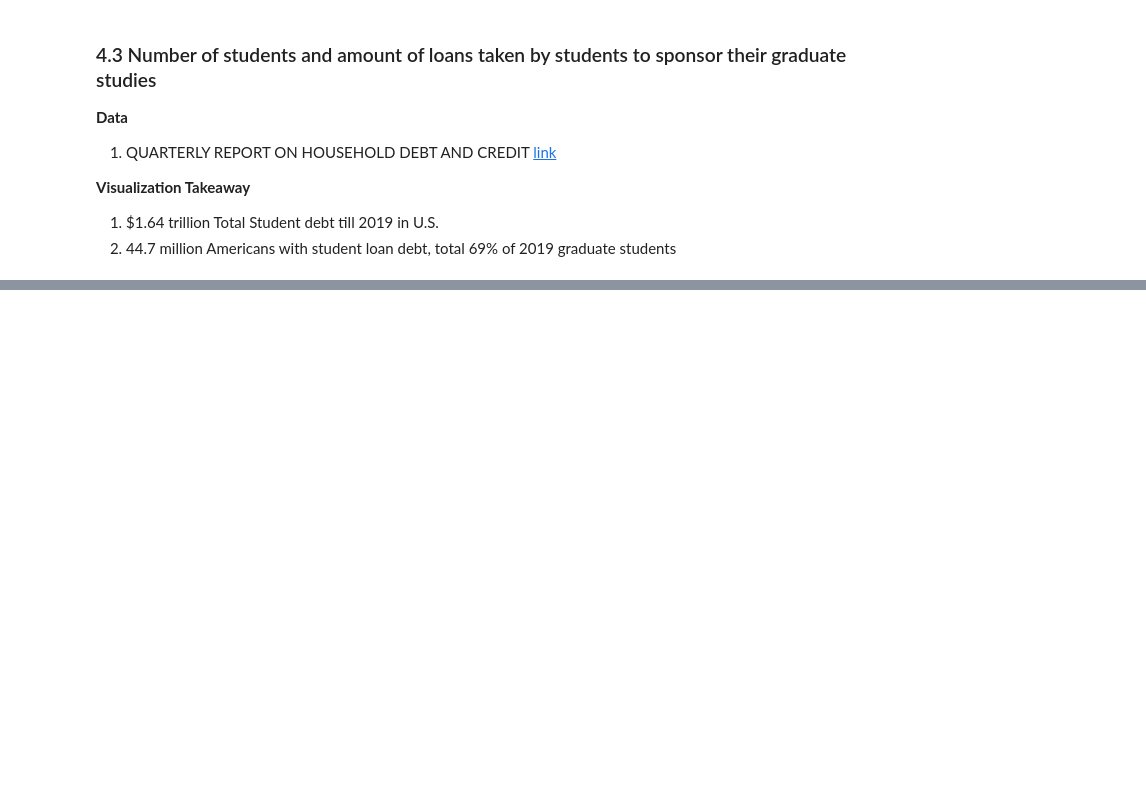
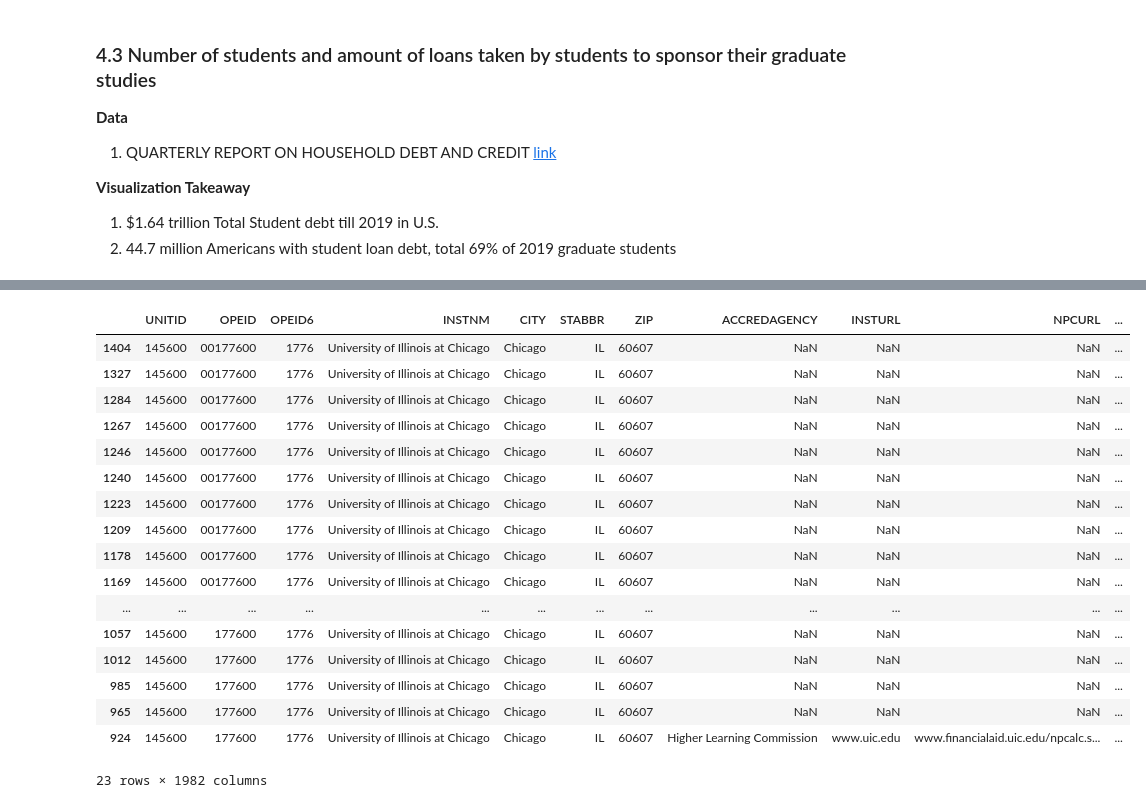
Before and after one commit to YJDave/cs418-s20-cs418_spring20_mighty_python, a Jupyter notebook: main.ipynb, the cells around one changed output, grey strips where cells are left out. Cells and saved outputs as stored; diff of their text form; code cells hidden in the pictures; blank space fills up the shorter version.

```diff
--- a/main.ipynb
+++ b/main.ipynb
@@ -391,0 +405,28 @@ data
+# %%
+
+UIC_UNITID = 145600
+uic = pd.DataFrame()
+for i in range(1996, 2019):
+    df = pd.read_csv('../CollegeScorecard_Raw_Data/MERGED{:04d}_{}_PP.csv'.format(i, str(i+1)[2:]), low_memory=False)
+    uic = uic.append(df[df['UNITID'] == UIC_UNITID])
+
+uic
+# %% [output]
+|  | UNITID | OPEID | OPEID6 | INSTNM | CITY | STABBR | ZIP | ACCREDAGENCY | INSTURL | NPCURL | ... |
+| 1404 | 145600 | 00177600 | 1776 | University of Illinois at Chicago | Chicago | IL | 60607 | NaN | NaN | NaN | ... |
+| 1327 | 145600 | 00177600 | 1776 | University of Illinois at Chicago | Chicago | IL | 60607 | NaN | NaN | NaN | ... |
+| 1284 | 145600 | 00177600 | 1776 | University of Illinois at Chicago | Chicago | IL | 60607 | NaN | NaN | NaN | ... |
+| 1267 | 145600 | 00177600 | 1776 | University of Illinois at Chicago | Chicago | IL | 60607 | NaN | NaN | NaN | ... |
+| 1246 | 145600 | 00177600 | 1776 | University of Illinois at Chicago | Chicago | IL | 60607 | NaN | NaN | NaN | ... |
+| 1240 | 145600 | 00177600 | 1776 | University of Illinois at Chicago | Chicago | IL | 60607 | NaN | NaN | NaN | ... |
+| 1223 | 145600 | 00177600 | 1776 | University of Illinois at Chicago | Chicago | IL | 60607 | NaN | NaN | NaN | ... |
+| 1209 | 145600 | 00177600 | 1776 | University of Illinois at Chicago | Chicago | IL | 60607 | NaN | NaN | NaN | ... |
+| 1178 | 145600 | 00177600 | 1776 | University of Illinois at Chicago | Chicago | IL | 60607 | NaN | NaN | NaN | ... |
+| 1169 | 145600 | 00177600 | 1776 | University of Illinois at Chicago | Chicago | IL | 60607 | NaN | NaN | NaN | ... |
+| ... | ... | ... | ... | ... | ... | ... | ... | ... | ... | ... | ... |
+| 1057 | 145600 | 177600 | 1776 | University of Illinois at Chicago | Chicago | IL | 60607 | NaN | NaN | NaN | ... |
+| 1012 | 145600 | 177600 | 1776 | University of Illinois at Chicago | Chicago | IL | 60607 | NaN | NaN | NaN | ... |
+| 985 | 145600 | 177600 | 1776 | University of Illinois at Chicago | Chicago | IL | 60607 | NaN | NaN | NaN | ... |
+| 965 | 145600 | 177600 | 1776 | University of Illinois at Chicago | Chicago | IL | 60607 | NaN | NaN | NaN | ... |
+| 924 | 145600 | 177600 | 1776 | University of Illinois at Chicago | Chicago | IL | 60607 | Higher Learning Commission | www.uic.edu | www.financialaid.uic.edu/npcalc.s... | ... |
+23 rows × 1982 columns
```
Also changed, not shown: parts of 9 cells of this notebook.
